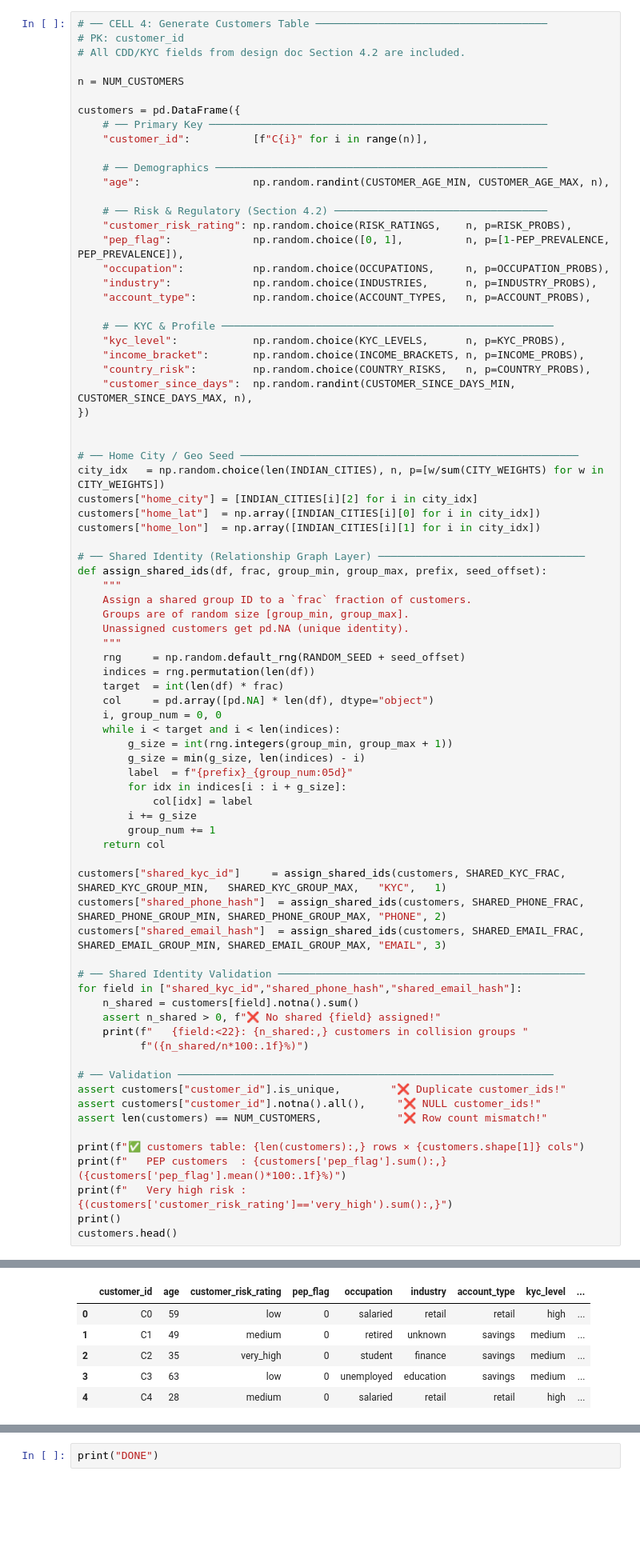
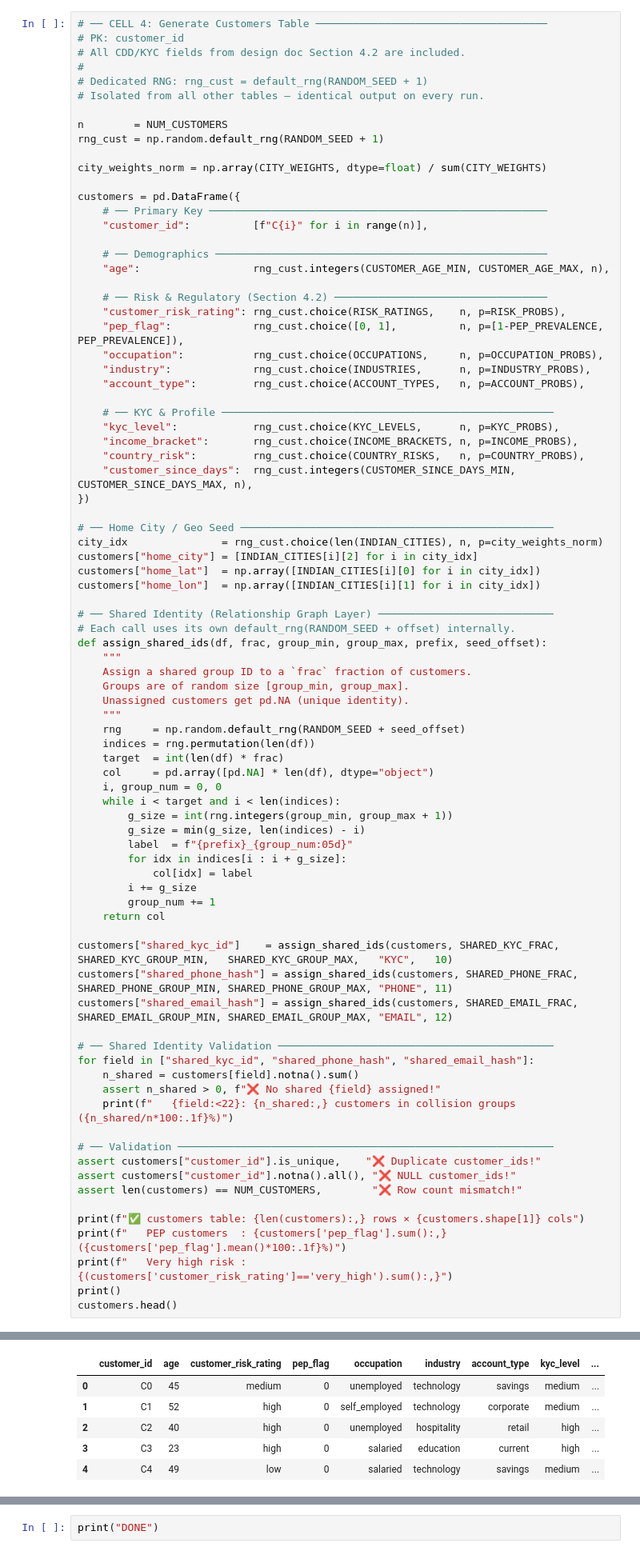
Before and after one commit to gowda-lokesh/smartsentry_aml_model, a Jupyter notebook: 01_customer_generator.ipynb, the cells around one changed output, grey strips where cells are left out. Shown at 80% size. Drawn from its saved outputs; the diff is of its cells as text; blank space fills up the shorter version.

```diff
--- a/01_customer_generator.ipynb
+++ b/01_customer_generator.ipynb
@@ -281,38 +284,44 @@ cat_df
 # ── CELL 4: Generate Customers Table ─────────────────────────────────────
 # PK: customer_id
 # All CDD/KYC fields from design doc Section 4.2 are included.
+#
+# Dedicated RNG: rng_cust = default_rng(RANDOM_SEED + 1)
+# Isolated from all other tables — identical output on every run.
 
-n = NUM_CUSTOMERS
+n        = NUM_CUSTOMERS
+rng_cust = np.random.default_rng(RANDOM_SEED + 1)
+
+city_weights_norm = np.array(CITY_WEIGHTS, dtype=float) / sum(CITY_WEIGHTS)
 
 customers = pd.DataFrame({
     # ── Primary Key ──────────────────────────────────────────────────────
     "customer_id":          [f"C{i}" for i in range(n)],
 
     # ── Demographics ─────────────────────────────────────────────────────
-    "age":                  np.random.randint(CUSTOMER_AGE_MIN, CUSTOMER_AGE_MAX, n),
+    "age":                  rng_cust.integers(CUSTOMER_AGE_MIN, CUSTOMER_AGE_MAX, n),
 
     # ── Risk & Regulatory (Section 4.2) ──────────────────────────────────
-    "customer_risk_rating": np.random.choice(RISK_RATINGS,    n, p=RISK_PROBS),
-    "pep_flag":             np.random.choice([0, 1],          n, p=[1-PEP_PREVALENCE, PEP_PREVALENCE]),
-    "occupation":           np.random.choice(OCCUPATIONS,     n, p=OCCUPATION_PROBS),
-    "industry":             np.random.choice(INDUSTRIES,      n, p=INDUSTRY_PROBS),
-    "account_type":         np.random.choice(ACCOUNT_TYPES,   n, p=ACCOUNT_PROBS),
+    "customer_risk_rating": rng_cust.choice(RISK_RATINGS,    n, p=RISK_PROBS),
+    "pep_flag":             rng_cust.choice([0, 1],          n, p=[1-PEP_PREVALENCE, PEP_PREVALENCE]),
+    "occupation":           rng_cust.choice(OCCUPATIONS,     n, p=OCCUPATION_PROBS),
+    "industry":             rng_cust.choice(INDUSTRIES,      n, p=INDUSTRY_PROBS),
+    "account_type":         rng_cust.choice(ACCOUNT_TYPES,   n, p=ACCOUNT_PROBS),
 
     # ── KYC & Profile ─────────────────────────────────────────────────────
-    "kyc_level":            np.random.choice(KYC_LEVELS,      n, p=KYC_PROBS),
-    "income_bracket":       np.random.choice(INCOME_BRACKETS, n, p=INCOME_PROBS),
-    "country_risk":         np.random.choice(COUNTRY_RISKS,   n, p=COUNTRY_PROBS),
-    "customer_since_days":  np.random.randint(CUSTOMER_SINCE_DAYS_MIN, CUSTOMER_SINCE_DAYS_MAX, n),
+    "kyc_level":            rng_cust.choice(KYC_LEVELS,      n, p=KYC_PROBS),
+    "income_bracket":       rng_cust.choice(INCOME_BRACKETS, n, p=INCOME_PROBS),
+    "country_risk":         rng_cust.choice(COUNTRY_RISKS,   n, p=COUNTRY_PROBS),
+    "customer_since_days":  rng_cust.integers(CUSTOMER_SINCE_DAYS_MIN, CUSTOMER_SINCE_DAYS_MAX, n),
 })
 
-
-# ── Home City / Geo Seed ──────────────────────────────────────────────────────
-city_idx   = np.random.choice(len(INDIAN_CITIES), n, p=[w/sum(CITY_WEIGHTS) for w in CITY_WEIGHTS])
+# ── Home City / Geo Seed ──────────────────────────────────────────────────
+city_idx               = rng_cust.choice(len(INDIAN_CITIES), n, p=city_weights_norm)
 customers["home_city"] = [INDIAN_CITIES[i][2] for i in city_idx]
 customers["home_lat"]  = np.array([INDIAN_CITIES[i][0] for i in city_idx])
 customers["home_lon"]  = np.array([INDIAN_CITIES[i][1] for i in city_idx])
 
-# ── Shared Identity (Relationship Graph Layer) ─────────────────────────────────
+# ── Shared Identity (Relationship Graph Layer) ────────────────────────────
+# Each call uses its own default_rng(RANDOM_SEED + offset) internally.
 def assign_shared_ids(df, frac, group_min, group_max, prefix, seed_offset):
     """
     Assign a shared group ID to a `frac` fraction of customers.
@@ -334,21 +343,20 @@ def assign_shared_ids(df, frac, group_min, group_max, prefix, seed_offset):
         group_num += 1
     return col
 
-customers["shared_kyc_id"]     = assign_shared_ids(customers, SHARED_KYC_FRAC,   SHARED_KYC_GROUP_MIN,   SHARED_KYC_GROUP_MAX,   "KYC",   1)
-customers["shared_phone_hash"]  = assign_shared_ids(customers, SHARED_PHONE_FRAC, SHARED_PHONE_GROUP_MIN, SHARED_PHONE_GROUP_MAX, "PHONE", 2)
-customers["shared_email_hash"]  = assign_shared_ids(customers, SHARED_EMAIL_FRAC, SHARED_EMAIL_GROUP_MIN, SHARED_EMAIL_GROUP_MAX, "EMAIL", 3)
+customers["shared_kyc_id"]    = assign_shared_ids(customers, SHARED_KYC_FRAC,   SHARED_KYC_GROUP_MIN,   SHARED_KYC_GROUP_MAX,   "KYC",   10)
+customers["shared_phone_hash"] = assign_shared_ids(customers, SHARED_PHONE_FRAC, SHARED_PHONE_GROUP_MIN, SHARED_PHONE_GROUP_MAX, "PHONE", 11)
+customers["shared_email_hash"] = assign_shared_ids(customers, SHARED_EMAIL_FRAC, SHARED_EMAIL_GROUP_MIN, SHARED_EMAIL_GROUP_MAX, "EMAIL", 12)
 
-# ── Shared Identity Validation ─────────────────────────────────────────────────
-for field in ["shared_kyc_id","shared_phone_hash","shared_email_hash"]:
+# ── Shared Identity Validation ────────────────────────────────────────────
+for field in ["shared_kyc_id", "shared_phone_hash", "shared_email_hash"]:
     n_shared = customers[field].notna().sum()
     assert n_shared > 0, f"❌ No shared {field} assigned!"
-    print(f"   {field:<22}: {n_shared:,} customers in collision groups "
-          f"({n_shared/n*100:.1f}%)")
+    print(f"   {field:<22}: {n_shared:,} customers in collision groups ({n_shared/n*100:.1f}%)")
 
 # ── Validation ────────────────────────────────────────────────────────────
-assert customers["customer_id"].is_unique,        "❌ Duplicate customer_ids!"
-assert customers["customer_id"].notna().all(),     "❌ NULL customer_ids!"
-assert len(customers) == NUM_CUSTOMERS,            "❌ Row count mismatch!"
+assert customers["customer_id"].is_unique,    "❌ Duplicate customer_ids!"
+assert customers["customer_id"].notna().all(), "❌ NULL customer_ids!"
+assert len(customers) == NUM_CUSTOMERS,        "❌ Row count mismatch!"
 
 print(f"✅ customers table: {len(customers):,} rows × {customers.shape[1]} cols")
 print(f"   PEP customers  : {customers['pep_flag'].sum():,} ({customers['pep_flag'].mean()*100:.1f}%)")
@@ -365,9 +373,9 @@ customers.head()
 |  | customer_id | age | customer_risk_rating | pep_flag | occupation | industry | account_type | kyc_level | ... |
-| 0 | C0 | 59 | low | 0 | salaried | retail | retail | high | ... |
-| 1 | C1 | 49 | medium | 0 | retired | unknown | savings | medium | ... |
-| 2 | C2 | 35 | very_high | 0 | student | finance | savings | medium | ... |
-| 3 | C3 | 63 | low | 0 | unemployed | education | savings | medium | ... |
-| 4 | C4 | 28 | medium | 0 | salaried | retail | retail | high | ... |
+| 0 | C0 | 45 | medium | 0 | unemployed | technology | savings | medium | ... |
+| 1 | C1 | 52 | high | 0 | self_employed | technology | corporate | medium | ... |
+| 2 | C2 | 40 | high | 0 | unemployed | hospitality | retail | high | ... |
+| 3 | C3 | 23 | high | 0 | salaried | education | current | high | ... |
+| 4 | C4 | 49 | low | 0 | salaried | technology | savings | medium | ... |
 # %%
 # ── CELL 5: Customer Distribution Summary ────────────────────────────────
 
```
Also changed, not shown: parts of 14 cells of this notebook, 6 other files.
